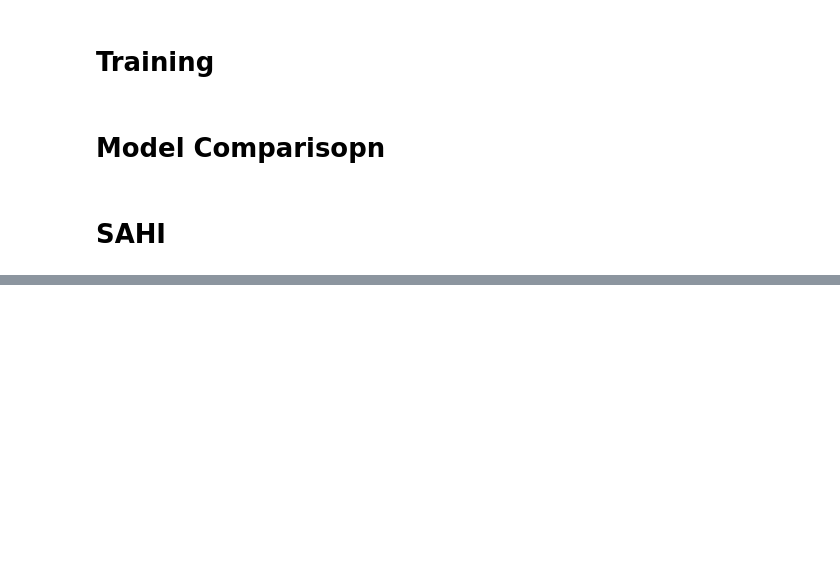
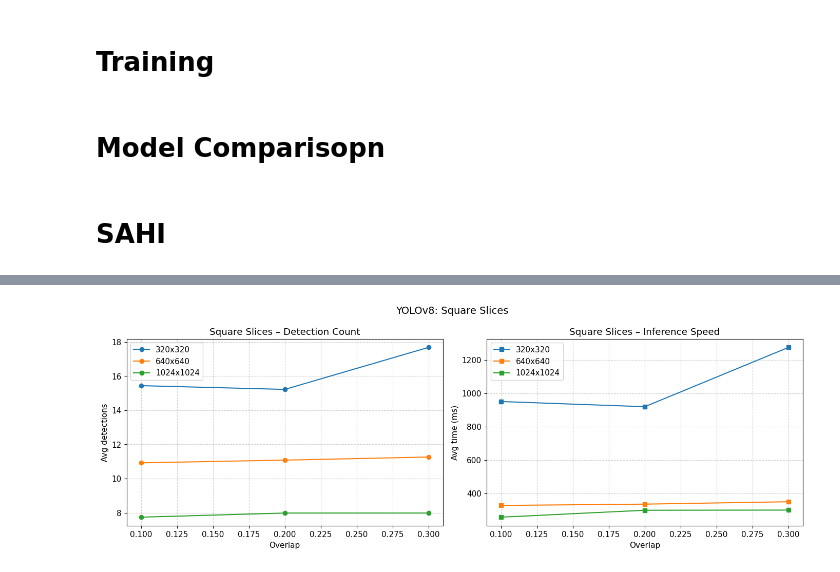
Before and after one commit to dm0x23/object-occlusion-detection, a Jupyter notebook: research.ipynb, the cells around one changed output, grey strips where cells are left out. Cells and saved outputs as stored; diff of their text form; code cells hidden in the pictures; blank space fills up the shorter version.

```diff
--- a/research.ipynb
+++ b/research.ipynb
@@ -467,0 +890,28 @@ print(f"  Labels: {TEST_LABEL_DIR}")
+# %%
+%matplotlib inline
+import matplotlib.pyplot as plt
+
+square_df = df_sweep[df_sweep['slice_h'] == df_sweep['slice_w']]
+
+fig, (ax1, ax2) = plt.subplots(1, 2, figsize=(14, 5))
+
+for slice_size in square_df['slice_h'].unique():
+    subset = square_df[square_df['slice_h'] == slice_size].sort_values('overlap')
+    label = f"{slice_size}x{slice_size}"
+    ax1.plot(subset['overlap'], subset['avg_dets'], marker='o', label=label)
+    ax2.plot(subset['overlap'], subset['avg_time_ms'], marker='s', label=label)
+
+ax1.set_xlabel('Overlap'); ax1.set_ylabel('Avg detections')
+ax1.set_title('Square Slices – Detection Count')
+ax1.legend(); ax1.grid(True, linestyle='--', alpha=0.6)
+
+ax2.set_xlabel('Overlap'); ax2.set_ylabel('Avg time (ms)')
+ax2.set_title('Square Slices – Inference Speed')
+ax2.legend(); ax2.grid(True, linestyle='--', alpha=0.6)
+
+plt.suptitle('YOLOv8: Square Slices', fontsize=14)
+plt.tight_layout()
+plt.savefig('sahi_sweep_square.png', dpi=150)
+plt.show()
+# %% [output]
+[figure, added]
```
Also changed, not shown: parts of 21 cells of this notebook.
